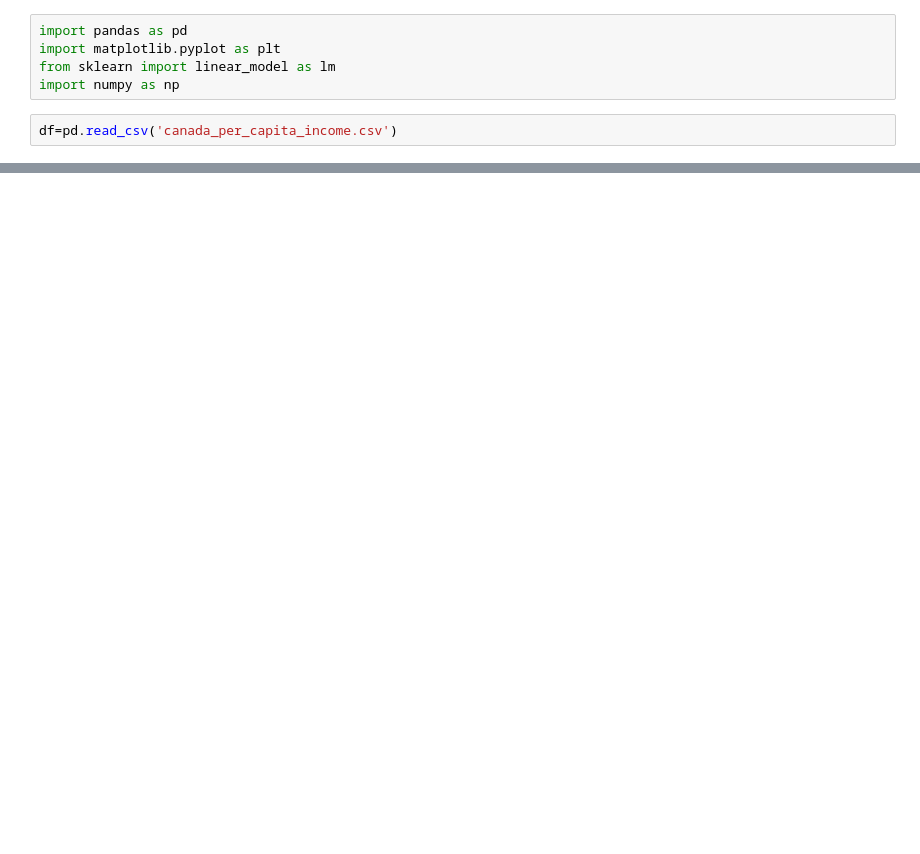
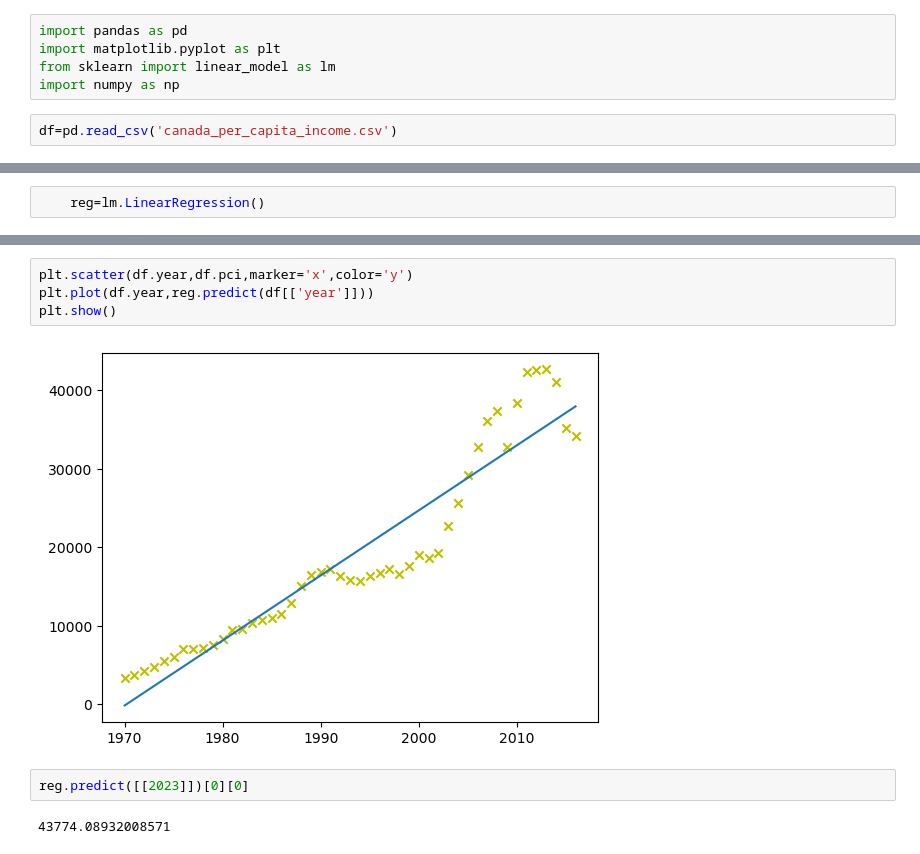
Before and after one commit to rolansy/jupythe, a Jupyter notebook: MoLLy/Canada pci prediction.ipynb, the cells around one changed output, grey strips where cells are left out. Drawn from its saved outputs; the diff is of its cells as text; blank space fills up the shorter version.

```diff
--- a/MoLLy/Canada pci prediction.ipynb
+++ b/MoLLy/Canada pci prediction.ipynb
@@ -34,0 +35,2 @@ plt.scatter(df['year'],df['per capita income (US$)'])
+# %%
+    reg=lm.LinearRegression()
@@ -34,0 +57,10 @@ plt.scatter(df['year'],df['per capita income (US$)'])
+# %%
+plt.scatter(df.year,df.pci,marker='x',color='y')
+plt.plot(df.year,reg.predict(df[['year']]))
+plt.show()
+# %% [output]
+[figure, added]
+# %%
+reg.predict([[2023]])[0][0]
+# %% [output]
+43774.08932008571
```
Also changed, not shown: parts of 7 cells of this notebook, 1 other file.
